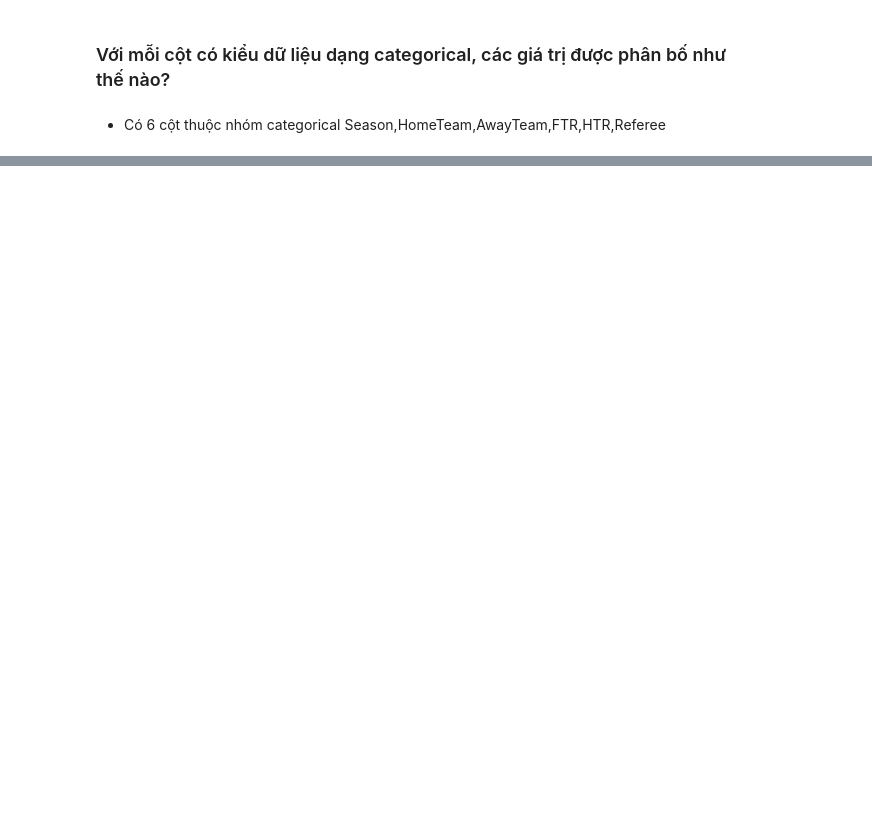
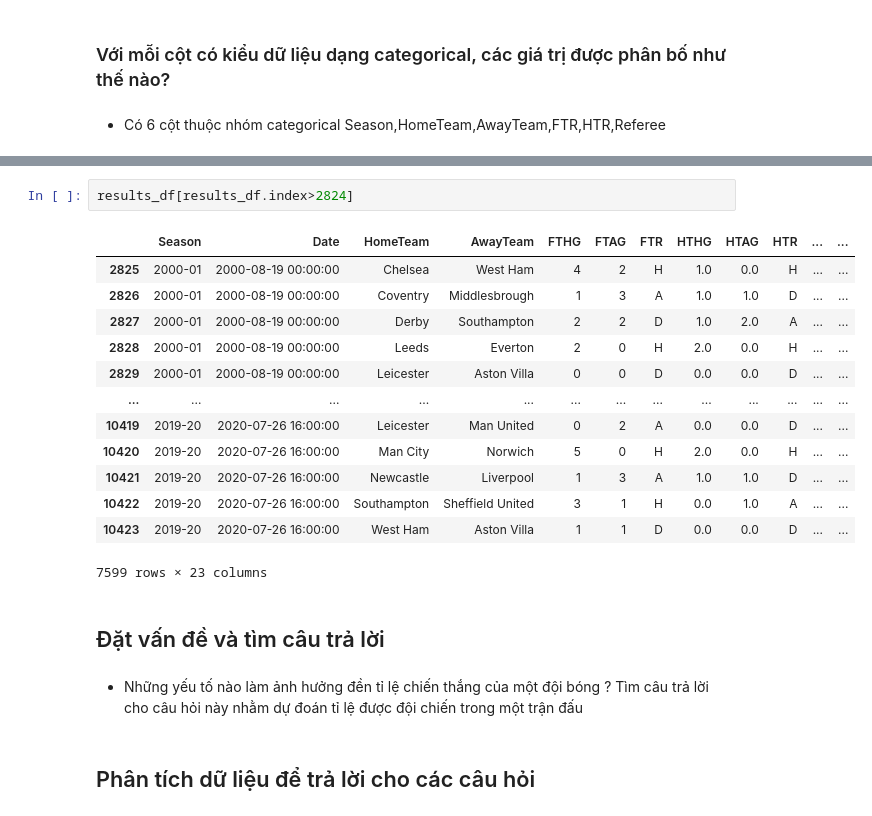
Before and after one commit to chopcolate/DataPrograming, a Jupyter notebook: 19127630.ipynb, the cells around one changed output, grey strips where cells are left out. Saved outputs shown, nothing was run; the diff lists cells and outputs as text; blank space fills up the shorter version.

```diff
--- a/19127630.ipynb
+++ b/19127630.ipynb
@@ -120,0 +138,22 @@ dtype: object
+# %%
+results_df[results_df.index>2824]
+# %% [output]
+|  | Season | Date | HomeTeam | AwayTeam | FTHG | FTAG | FTR | HTHG | HTAG | HTR | ... | ... |
+| 2825 | 2000-01 | 2000-08-19 00:00:00 | Chelsea | West Ham | 4 | 2 | H | 1.0 | 0.0 | H | ... | ... |
+| 2826 | 2000-01 | 2000-08-19 00:00:00 | Coventry | Middlesbrough | 1 | 3 | A | 1.0 | 1.0 | D | ... | ... |
+| 2827 | 2000-01 | 2000-08-19 00:00:00 | Derby | Southampton | 2 | 2 | D | 1.0 | 2.0 | A | ... | ... |
+| 2828 | 2000-01 | 2000-08-19 00:00:00 | Leeds | Everton | 2 | 0 | H | 2.0 | 0.0 | H | ... | ... |
+| 2829 | 2000-01 | 2000-08-19 00:00:00 | Leicester | Aston Villa | 0 | 0 | D | 0.0 | 0.0 | D | ... | ... |
+| ... | ... | ... | ... | ... | ... | ... | ... | ... | ... | ... | ... | ... |
+| 10419 | 2019-20 | 2020-07-26 16:00:00 | Leicester | Man United | 0 | 2 | A | 0.0 | 0.0 | D | ... | ... |
+| 10420 | 2019-20 | 2020-07-26 16:00:00 | Man City | Norwich | 5 | 0 | H | 2.0 | 0.0 | H | ... | ... |
+| 10421 | 2019-20 | 2020-07-26 16:00:00 | Newcastle | Liverpool | 1 | 3 | A | 1.0 | 1.0 | D | ... | ... |
+| 10422 | 2019-20 | 2020-07-26 16:00:00 | Southampton | Sheffield United | 3 | 1 | H | 0.0 | 1.0 | A | ... | ... |
+| 10423 | 2019-20 | 2020-07-26 16:00:00 | West Ham | Aston Villa | 1 | 1 | D | 0.0 | 0.0 | D | ... | ... |
+7599 rows × 23 columns
+# %% [markdown]
+## Đặt vấn đề và tìm câu trả lời
+# %% [markdown]
+- Những yếu tố nào làm ảnh hưởng đền tỉ lệ chiến thắng của một đội bóng ? Tìm câu trả lời cho câu hỏi này nhằm dự đoán tỉ lệ được đội chiến trong một trận đấu
+# %% [markdown]
+## Phân tích dữ liệu để trả lời cho các câu hỏi
```
Also changed, not shown: parts of 12 cells of this notebook.
